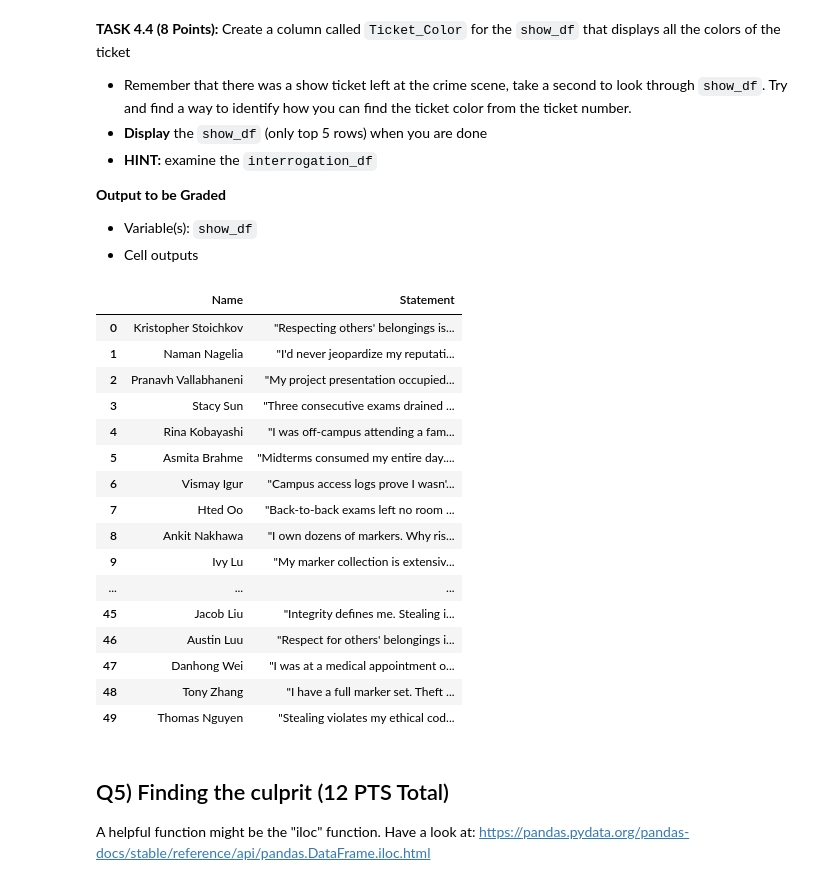
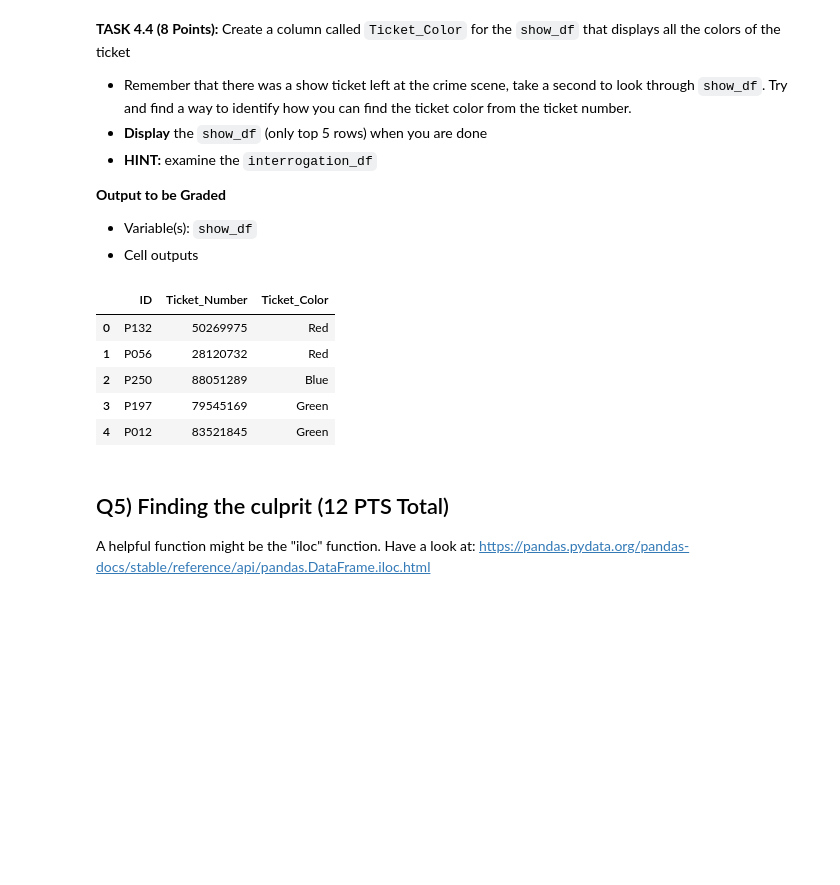
Before and after one commit to BrunoHenriqueGeraldoTeixeiraDaSilva/CMSC320, a Jupyter notebook: Homework3/CMSC320_HW3_Fall2026.ipynb, the cells around one changed output. Cells and saved outputs as stored; diff of their text form; code cells hidden in the pictures; blank space fills up the shorter version.

Commit message:
Done with project

```diff
--- a/Homework3/CMSC320_HW3_Fall2026.ipynb
+++ b/Homework3/CMSC320_HW3_Fall2026.ipynb
@@ -645,27 +645,38 @@ interrogation_df.head()
 **Output to be Graded**
 - Variable(s): `show_df`
 - Cell outputs
-# %%
-# Write your code here
-interrogation_df.head(50)
-# %% [output]
-|  | Name | Statement |
-| 0 | Kristopher Stoichkov | "Respecting others' belongings is... |
-| 1 | Naman Nagelia | "I'd never jeopardize my reputati... |
-| 2 | Pranavh Vallabhaneni | "My project presentation occupied... |
-| 3 | Stacy Sun | "Three consecutive exams drained ... |
-| 4 | Rina Kobayashi | "I was off-campus attending a fam... |
-| 5 | Asmita Brahme | "Midterms consumed my entire day.... |
-| 6 | Vismay Igur | "Campus access logs prove I wasn'... |
-| 7 | Hted Oo | "Back-to-back exams left no room ... |
-| 8 | Ankit Nakhawa | "I own dozens of markers. Why ris... |
-| 9 | Ivy Lu | "My marker collection is extensiv... |
-| ... | ... | ... |
-| 45 | Jacob Liu | "Integrity defines me. Stealing i... |
-| 46 | Austin Luu | "Respect for others' belongings i... |
-| 47 | Danhong Wei | "I was at a medical appointment o... |
-| 48 | Tony Zhang | "I have a full marker set. Theft ... |
-| 49 | Thomas Nguyen | "Stealing violates my ethical cod... |
+# %%
+# Write your code here
+# Monk D Luffy67 statemnet Sum the individual #s in ticket numbers, look at the rightmost
+# value,  0-2:B, 3-5:R , 6-7:G, 8-9:Y
+
+def add_func(numbers):
+    total = 0
+    for num in str(numbers):
+        total += int(num)
+    last_digit = total % 10 #module 10 gives always the last digit
+    if last_digit <= 2:
+        return "Blue"
+    elif last_digit > 2 and last_digit  <= 5:
+        return "Red"
+    elif last_digit == 6 or last_digit  == 7: #67 haha
+        return "Green"
+    else:
+        return "Yellow"
+
+ticket_color_series = show_df['Ticket_Number'].apply(add_func)
+
+show_df['Ticket_Color'] = ticket_color_series
+
+
+show_df.head()
+# %% [output]
+|  | ID | Ticket_Number | Ticket_Color |
+| 0 | P132 | 50269975 | Red |
+| 1 | P056 | 28120732 | Red |
+| 2 | P250 | 88051289 | Blue |
+| 3 | P197 | 79545169 | Green |
+| 4 | P012 | 83521845 | Green |
 # %% [markdown]
 ## Q5) Finding the culprit (12 PTS Total)
 
```
Also changed, not shown: parts of 4 cells of this notebook.
